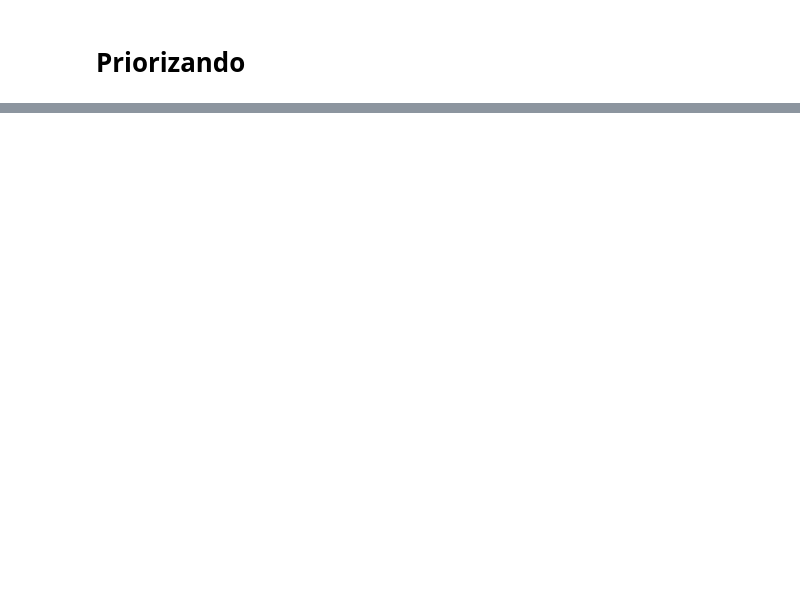
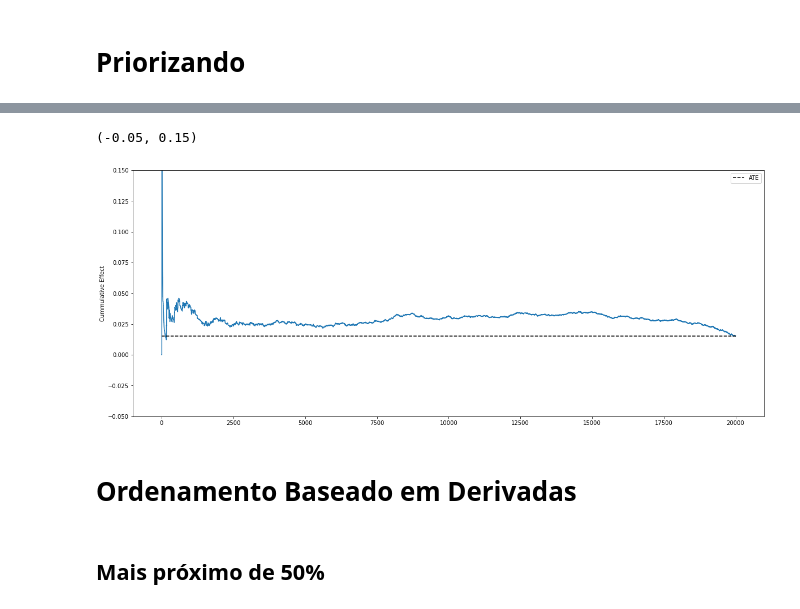
Before and after one commit to matheusfacure/exploratory-notebooks, a Jupyter notebook: EBEST-2024-priorizacao-de-chamadas.ipynb, the cells around one changed output, grey strips where cells are left out. Cells and saved outputs as stored; diff of their text form; code cells hidden in the pictures; blank space fills up the shorter version.

```diff
--- a/EBEST-2024-priorizacao-de-chamadas.ipynb
+++ b/EBEST-2024-priorizacao-de-chamadas.ipynb
@@ -163,0 +219,17 @@ Name: agreement, dtype: float64
+# %%
+cumulative_effect_df_lost_cause_1st = (
+    test_ranked
+    .sort_values("lost_cause_1st")
+    .assign(
+     agreement_test = lambda d: d["call"] * d["agreement"],
+     agreement_control = lambda d: (1-d["call"]) * d["agreement"],
+     size_test =  lambda d: d["call"],
+     size_control =  lambda d: (1-d["call"]),
+ )
+ [["agreement_test", "agreement_control", "size_test", "size_control"]]
+ .cumsum()
+ .assign(cumulative_effect = lambda d: d["agreement_test"]/d["size_test"] - d["agreement_control"]/d["size_control"])
+
+)
+
+cumulative_effect_df_lost_cause_1st
@@ -163,0 +250,14 @@ Name: agreement, dtype: float64
+# %%
+plt.figure(figsize=(20,8))
+plt.plot(cumulative_effect_df_lost_cause_1st["size_test"]+cumulative_effect_df_lost_cause_1st["size_control"],
+         cumulative_effect_df_lost_cause_1st["cumulative_effect"])
+
+plt.hlines(ate, 0, len(cumulative_effect_df_lost_cause_1st), ls='dashed', color="black", label="ATE")
+plt.legend()
+plt.ylabel("Cummulative Effect")
+plt.ylim([-0.05, 0.15])
+# %% [output]
+(-0.05, 0.15)
+[figure, added]
+# %% [markdown]
+# Ordenamento Baseado em Derivadas
@@ -163,0 +270,2 @@ Name: agreement, dtype: float64
+# %% [markdown]
+## Mais próximo de 50%
```
Also changed, not shown: parts of 26 cells of this notebook.
